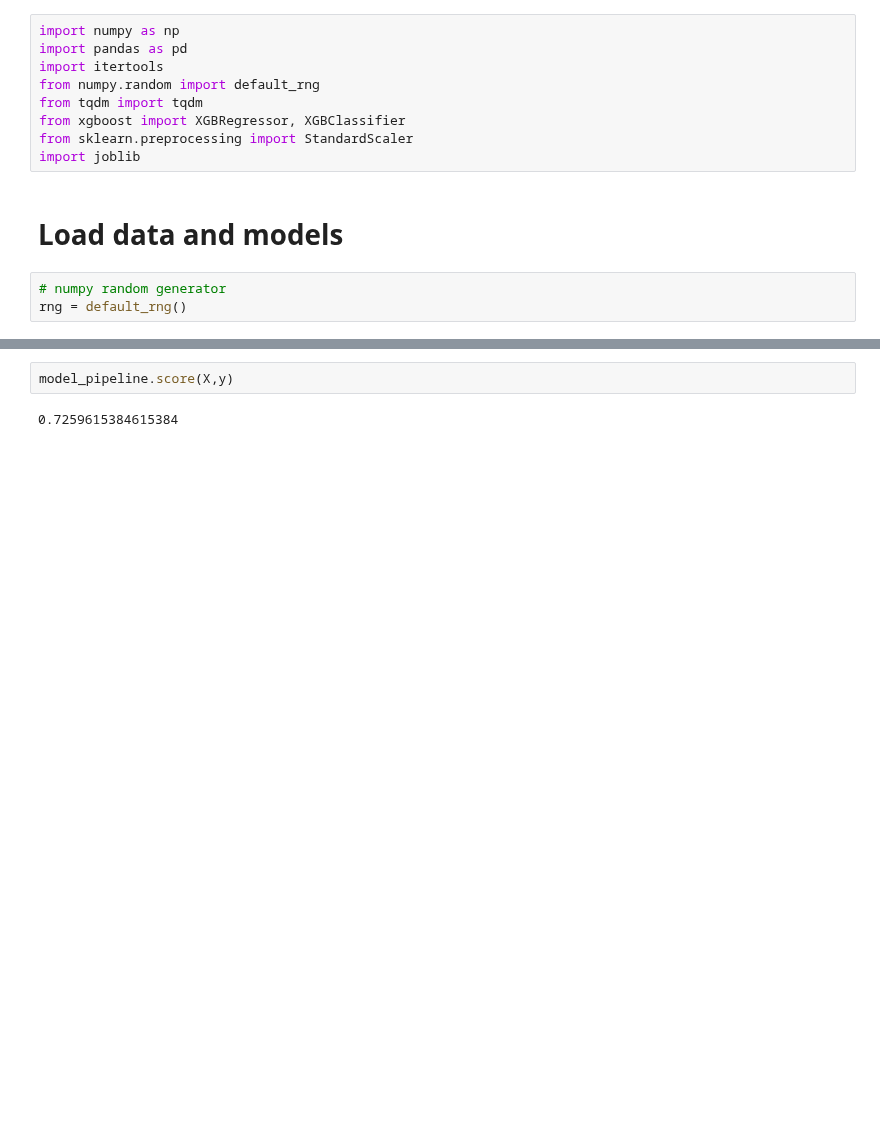
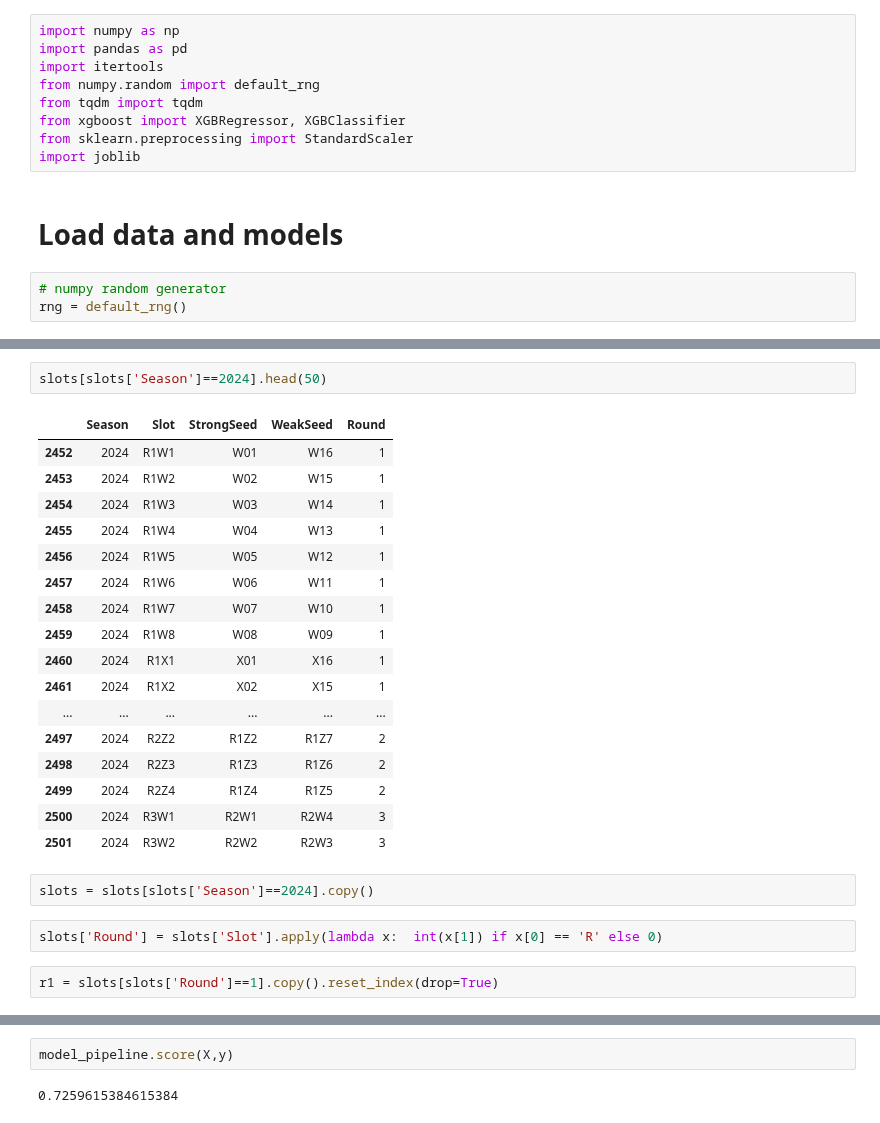
Before and after one commit to dylanfarrell/march-madness-bracket-prediction, a Jupyter notebook: bracket_maker/bracket_maker.ipynb, the cells around one changed output, grey strips where cells are left out. Drawn from its saved outputs; the diff is of its cells as text; blank space fills up the shorter version.

```diff
--- a/bracket_maker.ipynb
+++ b/bracket_maker/bracket_maker.ipynb
@@ -24,0 +52,26 @@ pred_df = pd.read_csv('data/2023/bracket_data/bracket_data.csv',dtype={'TeamID_1
+# %%
+slots[slots['Season']==2024].head(50)
+# %% [output]
+|  | Season | Slot | StrongSeed | WeakSeed | Round |
+| 2452 | 2024 | R1W1 | W01 | W16 | 1 |
+| 2453 | 2024 | R1W2 | W02 | W15 | 1 |
+| 2454 | 2024 | R1W3 | W03 | W14 | 1 |
+| 2455 | 2024 | R1W4 | W04 | W13 | 1 |
+| 2456 | 2024 | R1W5 | W05 | W12 | 1 |
+| 2457 | 2024 | R1W6 | W06 | W11 | 1 |
+| 2458 | 2024 | R1W7 | W07 | W10 | 1 |
+| 2459 | 2024 | R1W8 | W08 | W09 | 1 |
+| 2460 | 2024 | R1X1 | X01 | X16 | 1 |
+| 2461 | 2024 | R1X2 | X02 | X15 | 1 |
+| ... | ... | ... | ... | ... | ... |
+| 2497 | 2024 | R2Z2 | R1Z2 | R1Z7 | 2 |
+| 2498 | 2024 | R2Z3 | R1Z3 | R1Z6 | 2 |
+| 2499 | 2024 | R2Z4 | R1Z4 | R1Z5 | 2 |
+| 2500 | 2024 | R3W1 | R2W1 | R2W4 | 3 |
+| 2501 | 2024 | R3W2 | R2W2 | R2W3 | 3 |
+# %%
+slots = slots[slots['Season']==2024].copy()
+# %%
+slots['Round'] = slots['Slot'].apply(lambda x:  int(x[1]) if x[0] == 'R' else 0)
+# %%
+r1 = slots[slots['Round']==1].copy().reset_index(drop=True)
```
Also changed, not shown: parts of 22 cells of this notebook, 13 other files.
